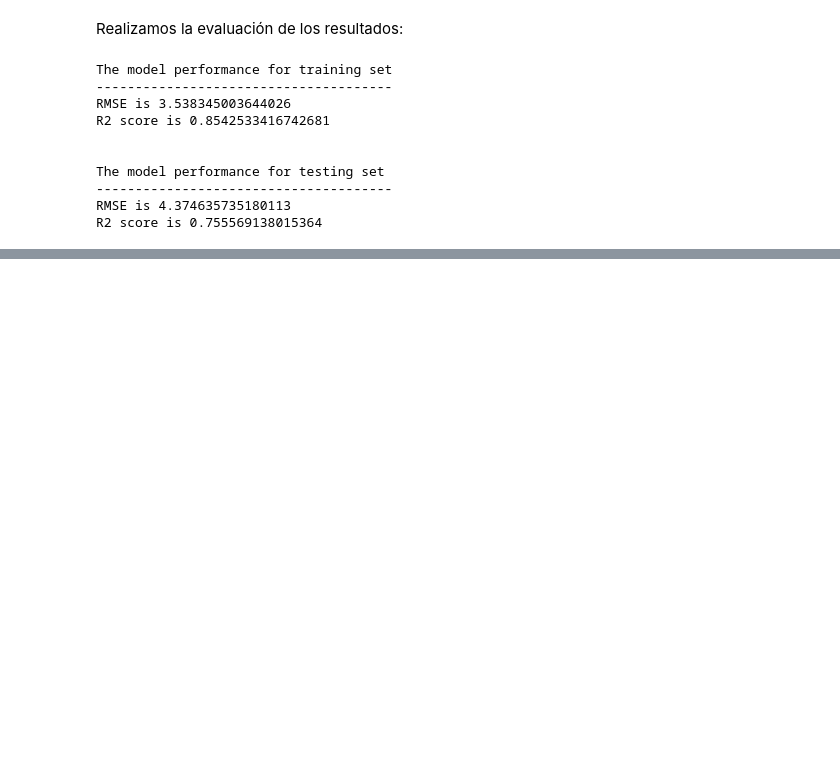
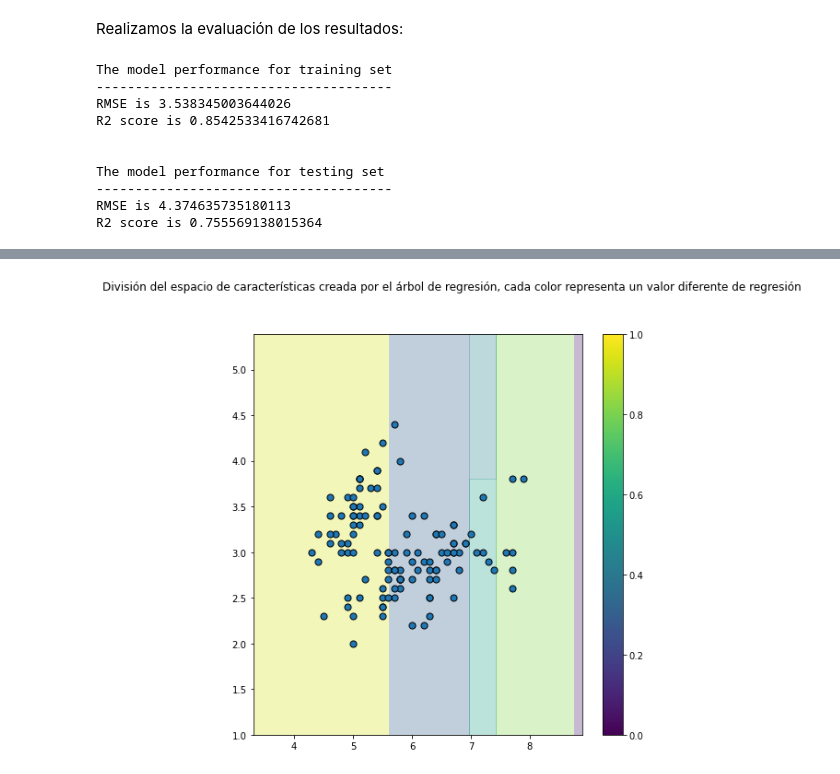
Before and after one commit to juanhuguetgarcia/intro_apren_auto, a Jupyter notebook: intro_apren_auto/chapters/ch7/ch7-dev-tree-01-arboles-decision.ipynb, the cells around one changed output, grey strips where cells are left out. Cells and saved outputs as stored; diff of their text form; code cells hidden in the pictures; blank space fills up the shorter version.

```diff
--- a/intro_apren_auto/chapters/ch7/ch7-dev-tree-01-arboles-decision.ipynb
+++ b/intro_apren_auto/chapters/ch7/ch7-dev-tree-01-arboles-decision.ipynb
@@ -639,3 +643,52 @@ entrenamiento.
 A continuación, en la segunda parte del capítulo veremos que técnicas existen
 para agregar muchos árboles de decisión, aumentando la
 capacidad de predicción obtenida hasta ahora.
+# %%
+**TODO:** Explicar la divisió del espai, aquí no podem fer la assignació color =
+clase
+
+### Resumen
+
+**NOTA:** En el Hastie aquí vendria lo de la linealitat, però clar això queda
+ bé en casos bidimensionals després és molt dificil de veure i per tant de
+ moment no ho poso.
+
+En esta primera parte del capítulo hemos descubierto una nueva metodología
+que sirve tanto para resolver problemas de clasificación como problemas de
+regresión mediante el uso de árboles de decisión que en su implementación en
+Python son binarios.
+
+Podemos resumir sus ventajas e inconvenientes en los siguientes puntos:
+
+
+**Ventajas**
+
+* Los árboles se pueden mostrar gráficamente y son fácilmente interpretables
+incluso por personas no expertan en inteligencia artificial.
+
+* Se pueden utilizar con datos categóricos, sin tener que aplicar
+técnicas de transformación o creación de variables fictícias.
+
+* Es un modelo no paramétrico, en el que no se necesita realizar supuestos
+acerca de como son los datos.
+
+* La selección de las características se realiza sin la intervención humana: las
+características poco relevantes no influyen en el resultado final.
+
+
+_Desventajas_
+
+* Los árboles generalmente no tienen el mismo nivel de
+precisión predictiva que algunos de los otros métodoes de clasificación y de
+regresión que hemos tratado anteriormente.
+
+* Al ser un algoritmo ávido, no obtenemos el mejor árbol posible.
+
+* Esta tècnica tiende a crear modelos sobreajustados sobre el conjunto de
+entrenamiento.
+
+A continuación, en la segunda parte del capítulo veremos que técnicas existen
+para agregar muchos árboles de decisión, aumentando la
+capacidad de predicción obtenida hasta ahora.
+# %% [output]
+[figure, added]
```
Also changed, not shown: parts of 12 cells of this notebook.
